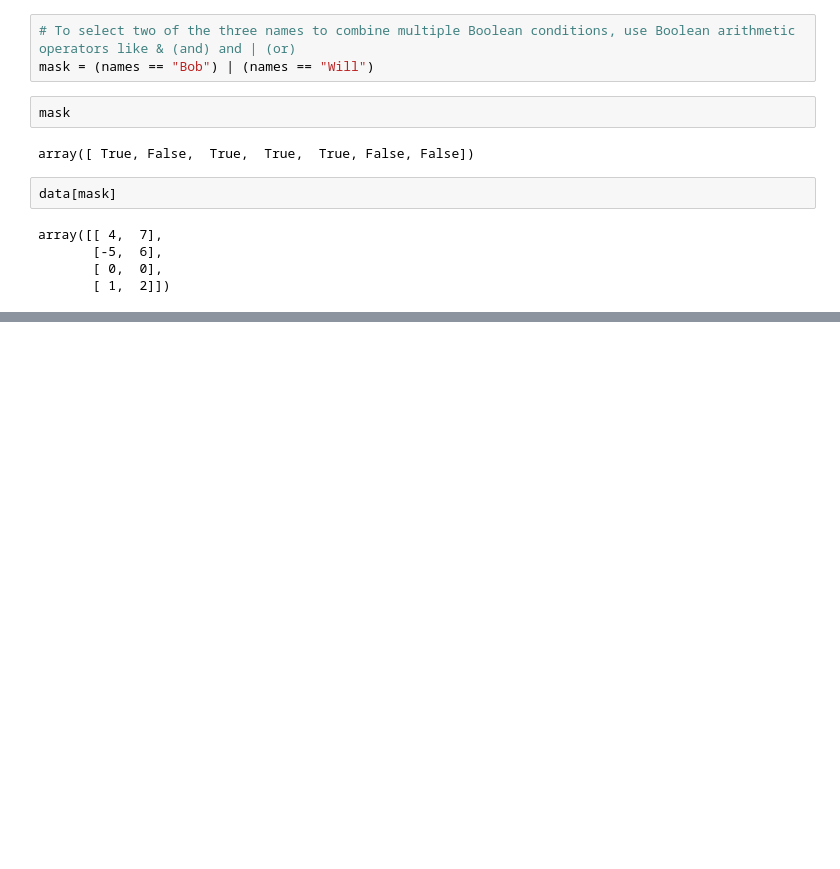
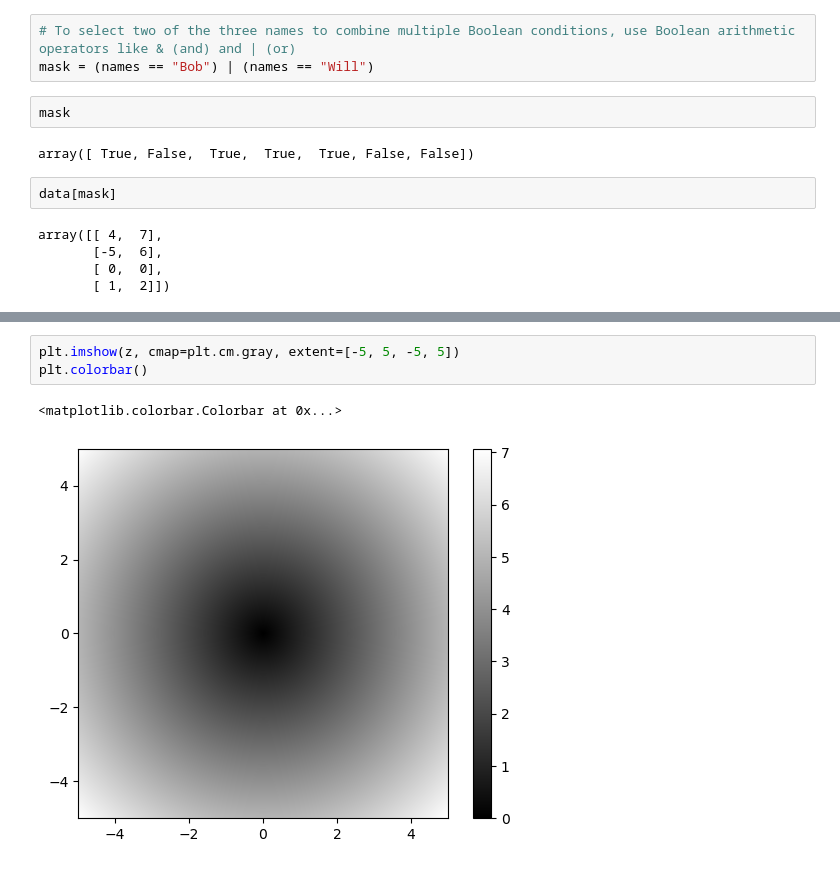
Before and after one commit to EjiKanyi/ipynb, a Jupyter notebook: 4.ipynb, the cells around one changed output, grey strips where cells are left out. Saved outputs shown, nothing was run; the diff lists cells and outputs as text; blank space fills up the shorter version.

```diff
--- a/4.ipynb
+++ b/4.ipynb
@@ -497,0 +830,6 @@ array([[ 4,  7],
+# %%
+plt.imshow(z, cmap=plt.cm.gray, extent=[-5, 5, -5, 5])
+plt.colorbar()
+# %% [output]
+<matplotlib.colorbar.Colorbar at 0x...>
+[figure, added]
```
Also changed, not shown: parts of 175 cells of this notebook, 3 other files.
